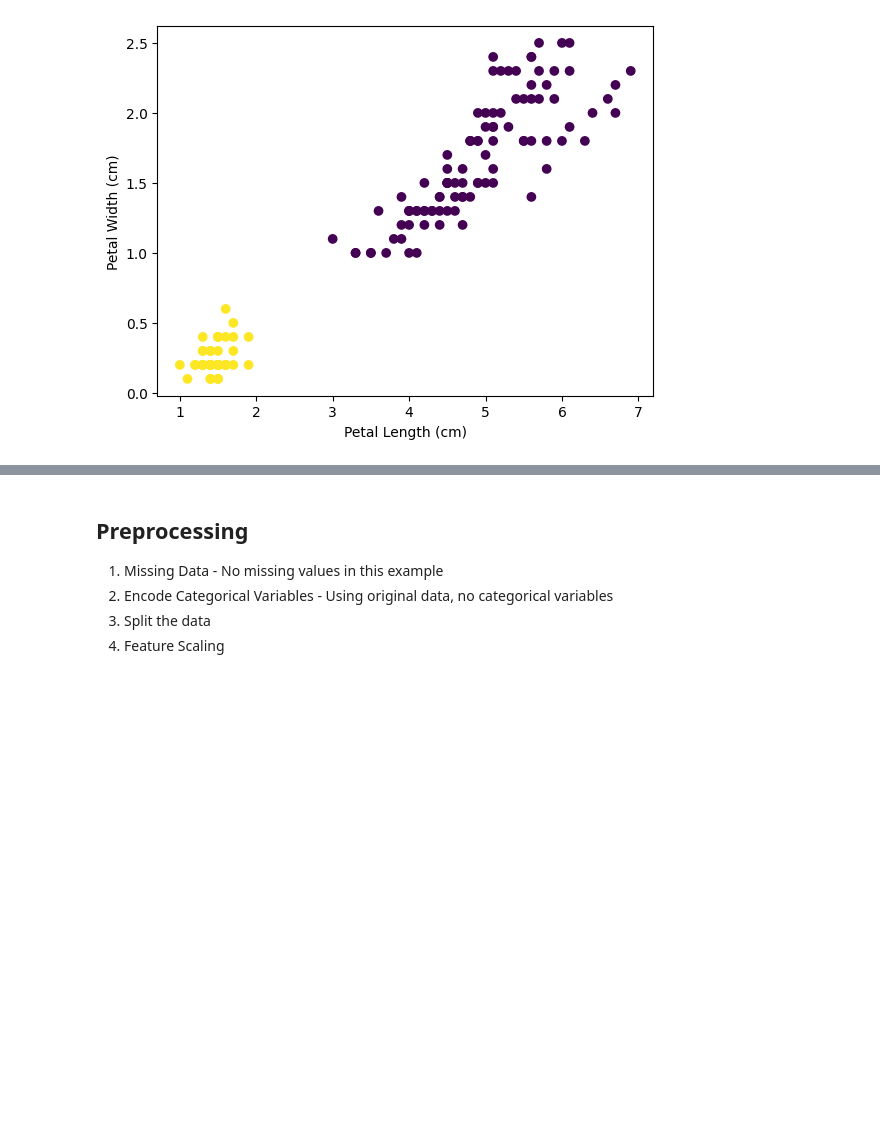
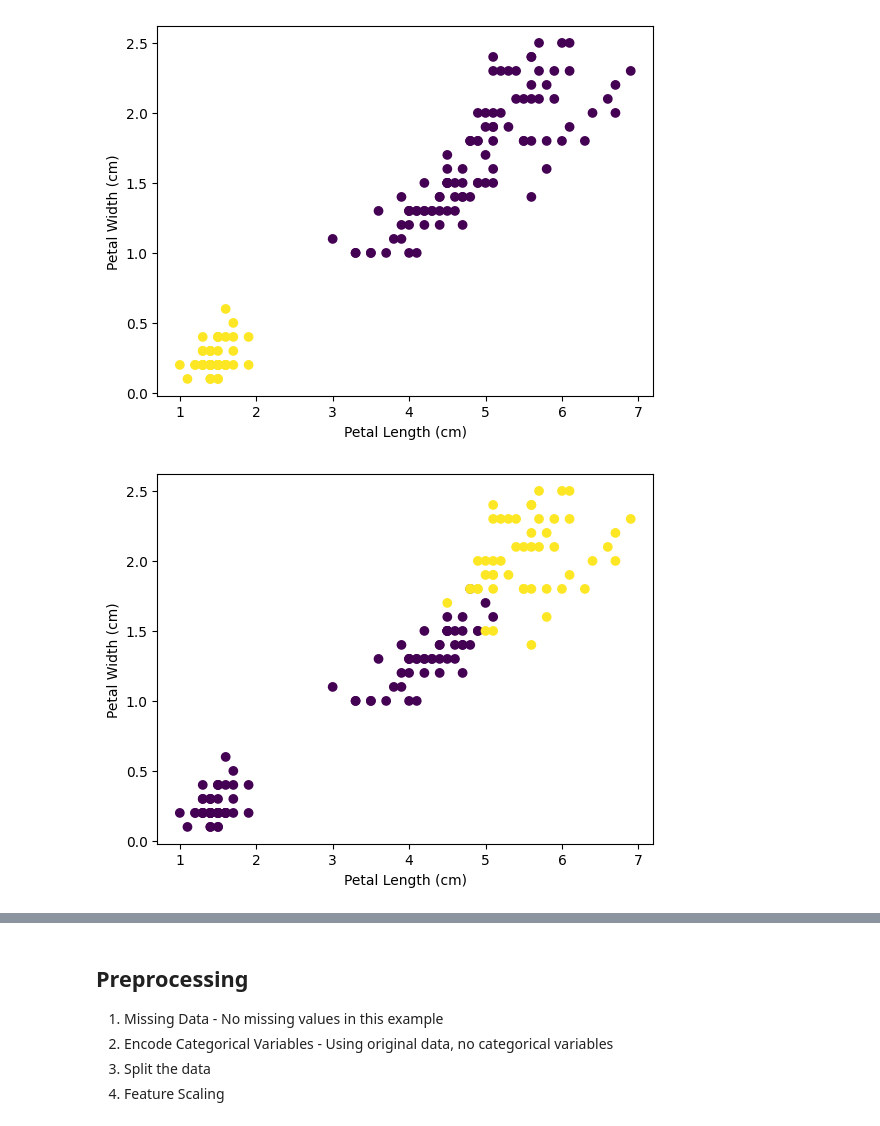
Before and after one commit to drolsonmi/math3480, a Jupyter notebook: Notes/3480_10_SVC.ipynb, the cells around one changed output, grey strips where cells are left out. Saved outputs shown, nothing was run; the diff lists cells and outputs as text; code cells hidden in the pictures; blank space fills up the shorter version.

```diff
--- a/Notes/3480_10_SVC.ipynb
+++ b/Notes/3480_10_SVC.ipynb
@@ -63,6 +70,16 @@ plt.ylabel('Petal Width (cm)')
 plt.show()
 # %% [output]
 [figure]
+# %%
+virginica = iris['target'] == 2
+
+fig = plt.figure()
+plt.scatter(iris['data'][:,2], iris['data'][:,3], c=virginica)
+plt.xlabel('Petal Length (cm)')
+plt.ylabel('Petal Width (cm)')
+plt.show()
+# %% [output]
+[figure, added]
 # %%
 import numpy as np
 from Code import SVCdemo as demo
```
Also changed, not shown: parts of 7 cells of this notebook.
